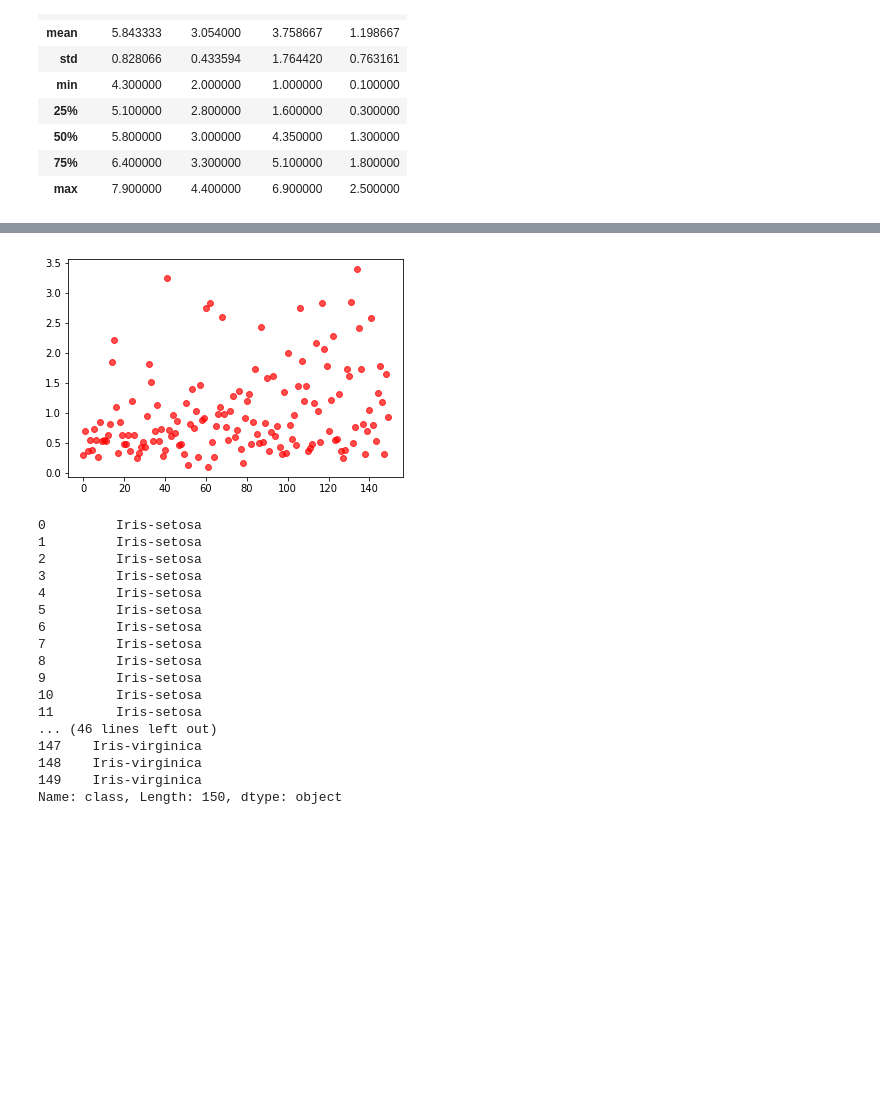
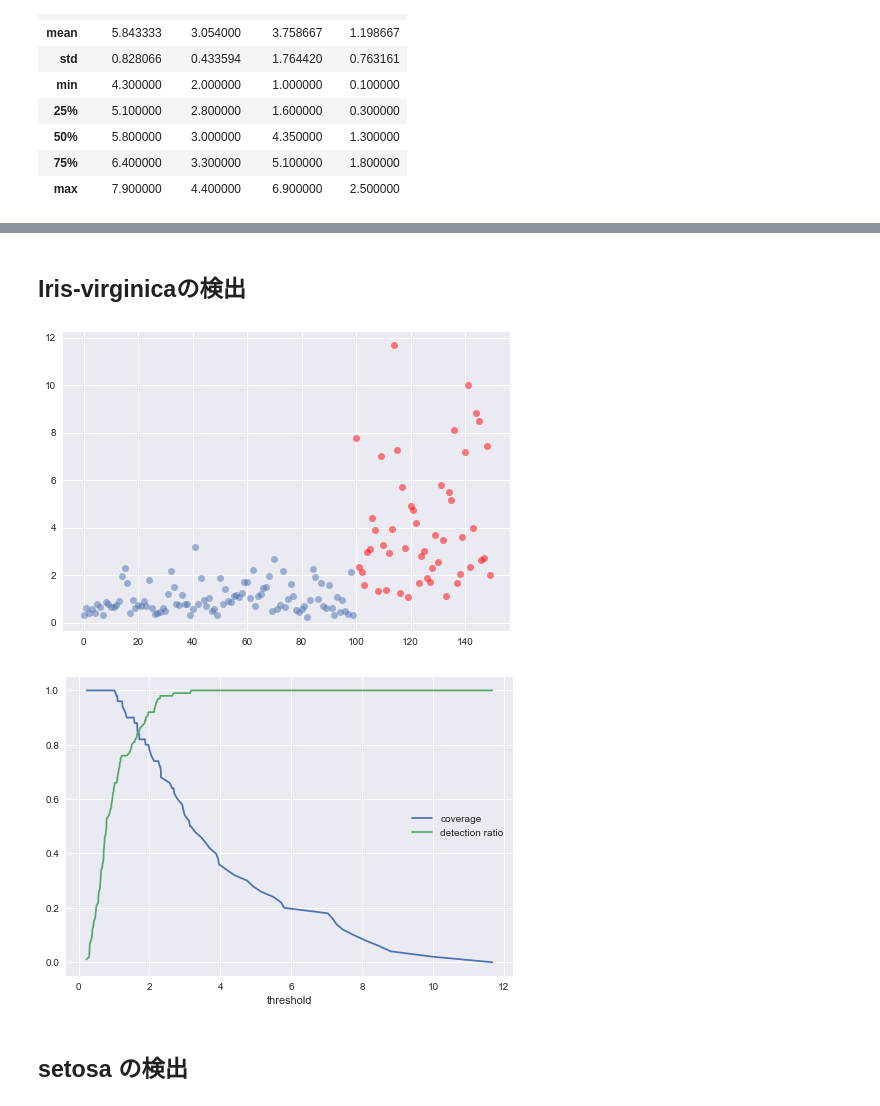
Before and after one commit to tsato-code/python_script, a Jupyter notebook: machinelearning/note_MTS.ipynb, the cells around one changed output, grey strips where cells are left out. Cells and saved outputs as stored; diff of their text form; code cells hidden in the pictures; blank space fills up the shorter version.

```diff
--- a/machinelearning/note_MTS.ipynb
+++ b/machinelearning/note_MTS.ipynb
@@ -84,44 +122,20 @@ SyntaxError: invalid syntax (<ipython-input-50-62676f2a4ae1>, line 4)
-# %%
-def MT(X_train, X_test, y_test):
-    # 標準化
-    sc = StandardScaler()
-    X_std = sc.fit_transform(X_train)
-
-    # 標準化したXの相関係数行列
-    X_std_corr = np.corrcoef(X_std, rowvar=False)
-
-    # 逆行列の計算
-    X_std_corr_inv = np.linalg.inv(X_std_corr)
-
-    # テスト
-    X_test_std = sc.transform(X_test)
-    X_test_dist = np.array([np.dot(x, np.dot(X_std_corr_inv, x)) for x in X_test_std])/X_test.shape[1]
-
-    # 描画
-    plt.plot(np.where(y_test==0)[0], X_test_dist[np.where(y_test==0)[0]], 'o', alpha=.3)
-    plt.plot(np.where(y_test!=0)[0], X_test_dist[np.where(y_test!=0)[0]], 'o', color='r',  alpha=.7)
-    plt.show()
+# %% [markdown]
+## Iris-virginicaの検出
+# %%
+# データセットの作成
+target = 'Iris-virginica'
+df_nontarget = df[df['class']!=target]
+X_train = df_nontarget.drop('class', axis=1)
+y_train = (df_nontarget['class']!=target).astype(np.int32)
+X_test = df.drop('class', axis=1)
+y_test = (df['class']==target).astype(np.int32)
 # %%
-MT(X_train, X_test, y_test)
+a = MT(X_train, X_test, y_test)
 # %% [output]
-[figure, old version]
+[figure, new version]
-# %%
-y_test
-# %% [output]
-0         Iris-setosa
-1         Iris-setosa
-2         Iris-setosa
-3         Iris-setosa
-4         Iris-setosa
-5         Iris-setosa
-6         Iris-setosa
-7         Iris-setosa
-8         Iris-setosa
-9         Iris-setosa
-10        Iris-setosa
-11        Iris-setosa
-... (46 lines left out)
-147    Iris-virginica
-148    Iris-virginica
-149    Iris-virginica
-Name: class, Length: 150, dtype: object
+# %%
+break_even(a, y_test)
+# %% [output]
+[figure, added]
+# %% [markdown]
+## setosa の検出
```
Also changed, not shown: parts of 35 cells of this notebook, 3 other files.
